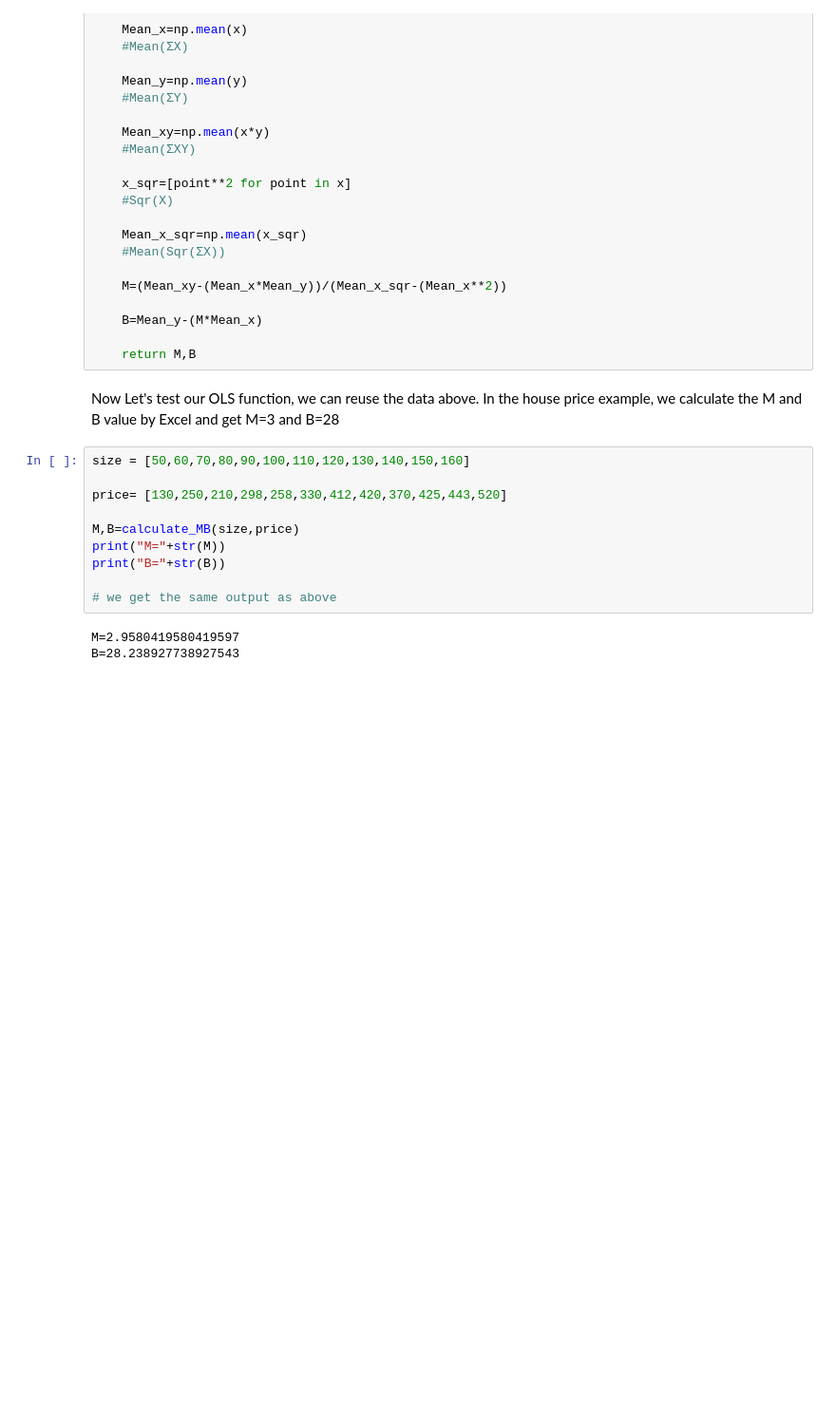
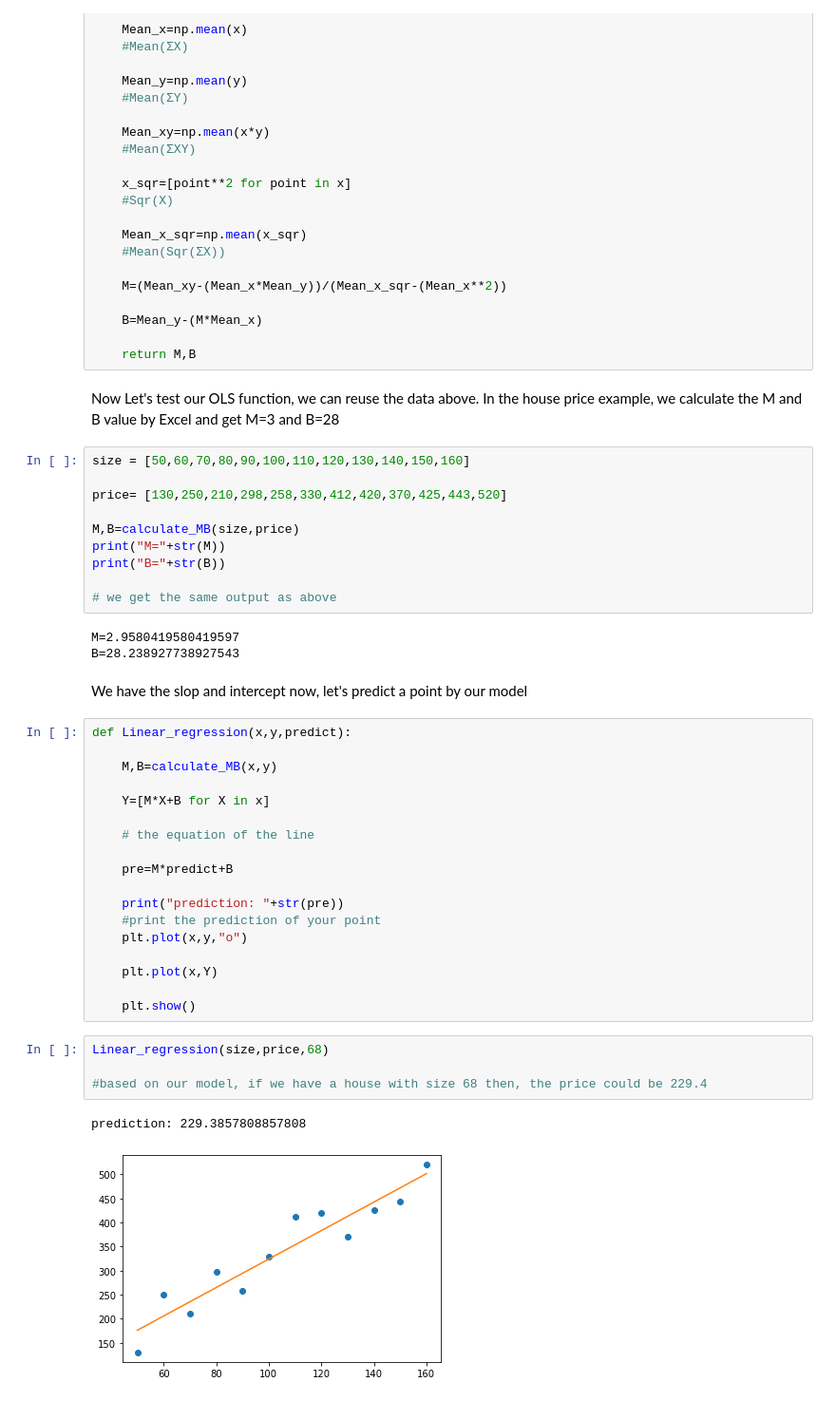
Before and after one commit to yyht6300a/499Project-Minecraft-C, a Jupyter notebook: Lesson_Linear_regression/Lesson 1.ipynb, the cells around one changed output. Shown at 95% size. Cells and saved outputs as stored; diff of their text form; blank space fills up the shorter version.

```diff
--- a/Lesson_Linear_regression/Lesson 1.ipynb
+++ b/Lesson_Linear_regression/Lesson 1.ipynb
@@ -187,3 +187,30 @@ print("B="+str(B))
 # %% [output]
 M=2.9580419580419597
 B=28.238927738927543
+# %% [markdown]
+We have the slop and intercept now, let's predict a point by our model
+# %%
+def Linear_regression(x,y,predict):
+
+    M,B=calculate_MB(x,y)
+
+    Y=[M*X+B for X in x]
+
+    # the equation of the line
+
+    pre=M*predict+B
+
+    print("prediction: "+str(pre))
+    #print the prediction of your point
+    plt.plot(x,y,"o")
+
+    plt.plot(x,Y)
+
+    plt.show()
+# %%
+Linear_regression(size,price,68)
+
+#based on our model, if we have a house with size 68 then, the price could be 229.4
+# %% [output]
+prediction: 229.3857808857808
+[figure, added]
```
